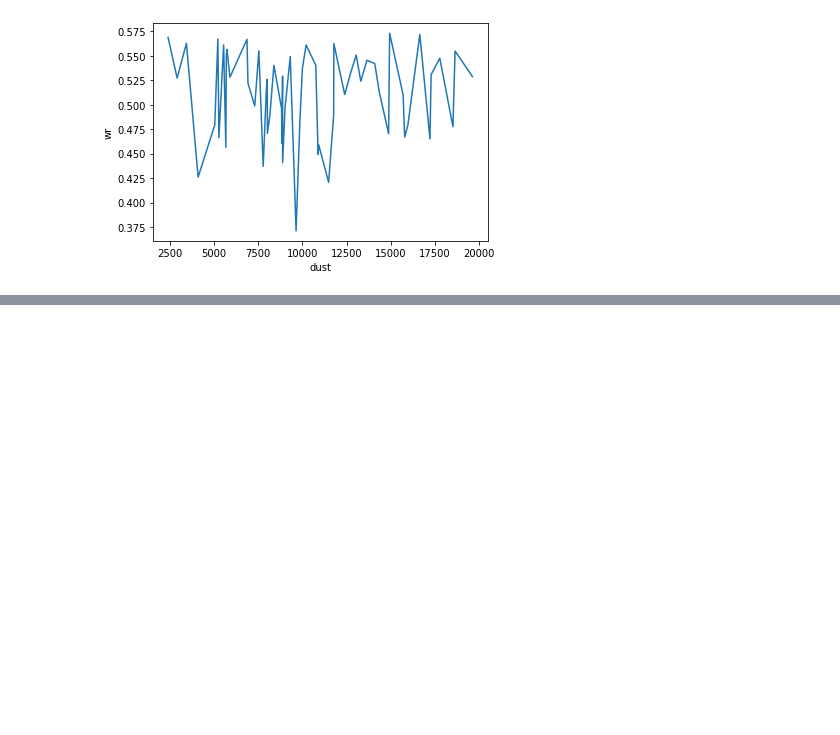
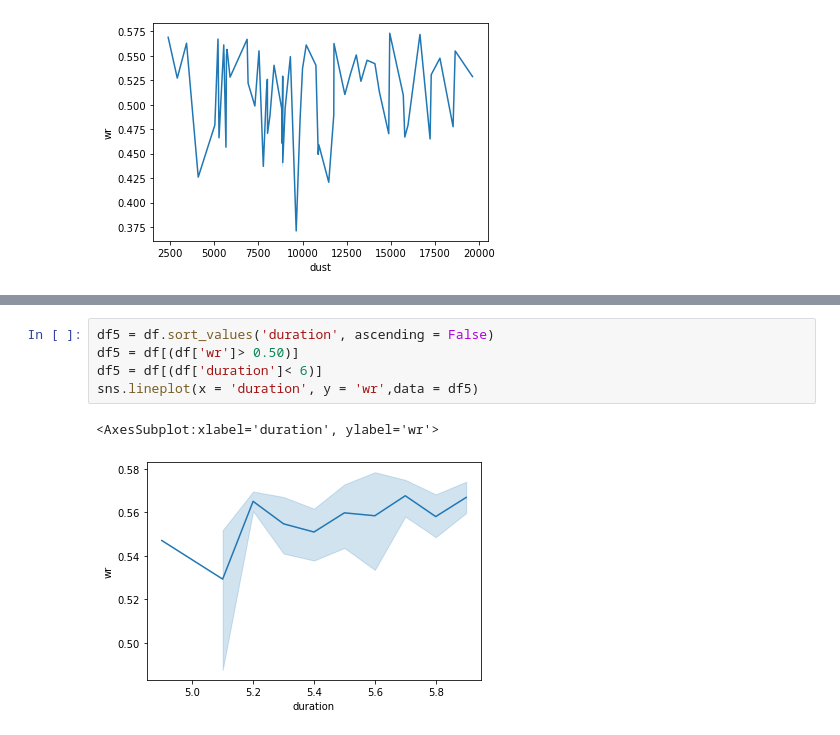
Before and after one commit to TRektFR/ProjetDataHS, a Jupyter notebook: HSData.ipynb, the cells around one changed output, grey strips where cells are left out. Drawn from its saved outputs; the diff is of its cells as text; blank space fills up the shorter version.

```diff
--- a/HSData.ipynb
+++ b/HSData.ipynb
@@ -110,0 +116,8 @@ TypeError: '<' not supported between instances of 'str' and 'int'
+# %%
+df5 = df.sort_values('duration', ascending = False)
+df5 = df[(df['wr']> 0.50)]
+df5 = df[(df['duration']< 6)]
+sns.lineplot(x = 'duration', y = 'wr',data = df5)
+# %% [output]
+<AxesSubplot:xlabel='duration', ylabel='wr'>
+[figure, added]
```
Also changed, not shown: parts of 8 cells of this notebook.
